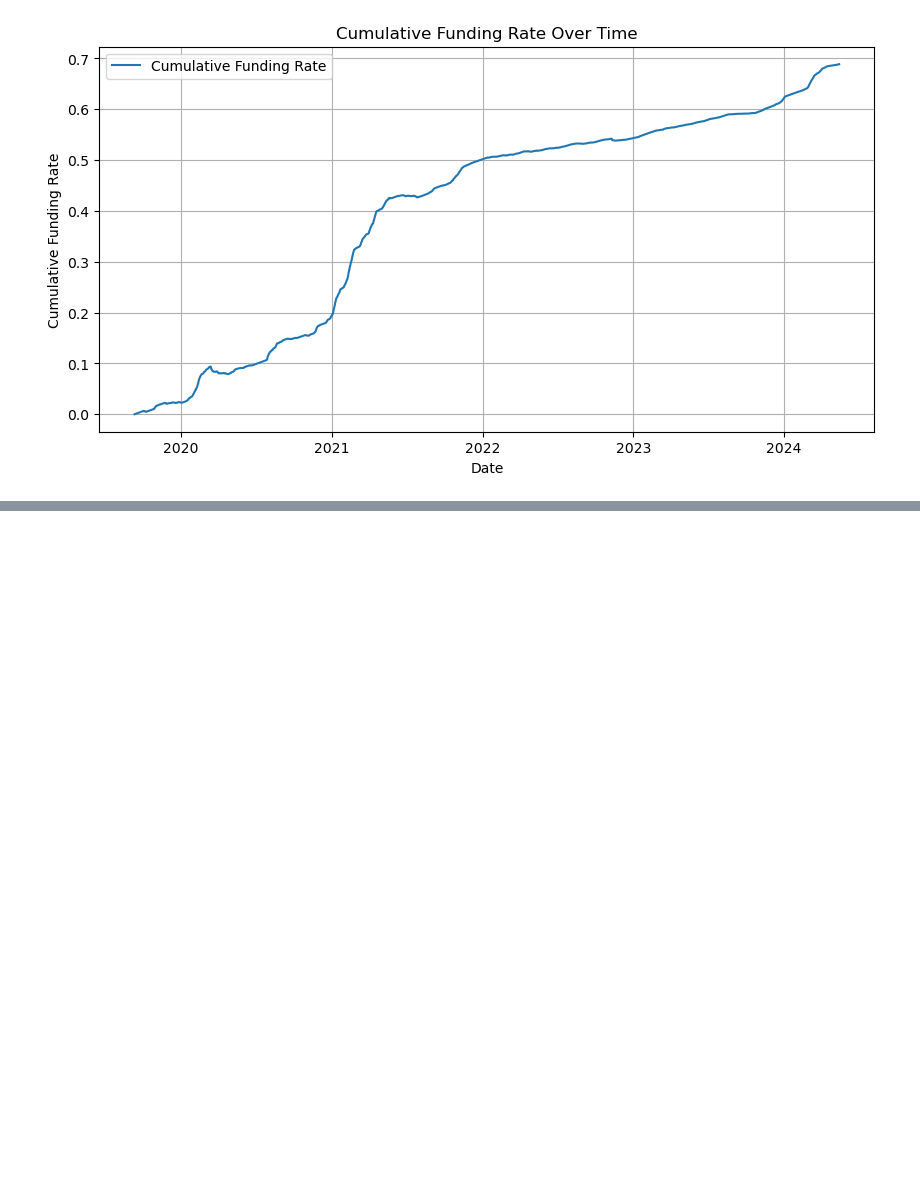
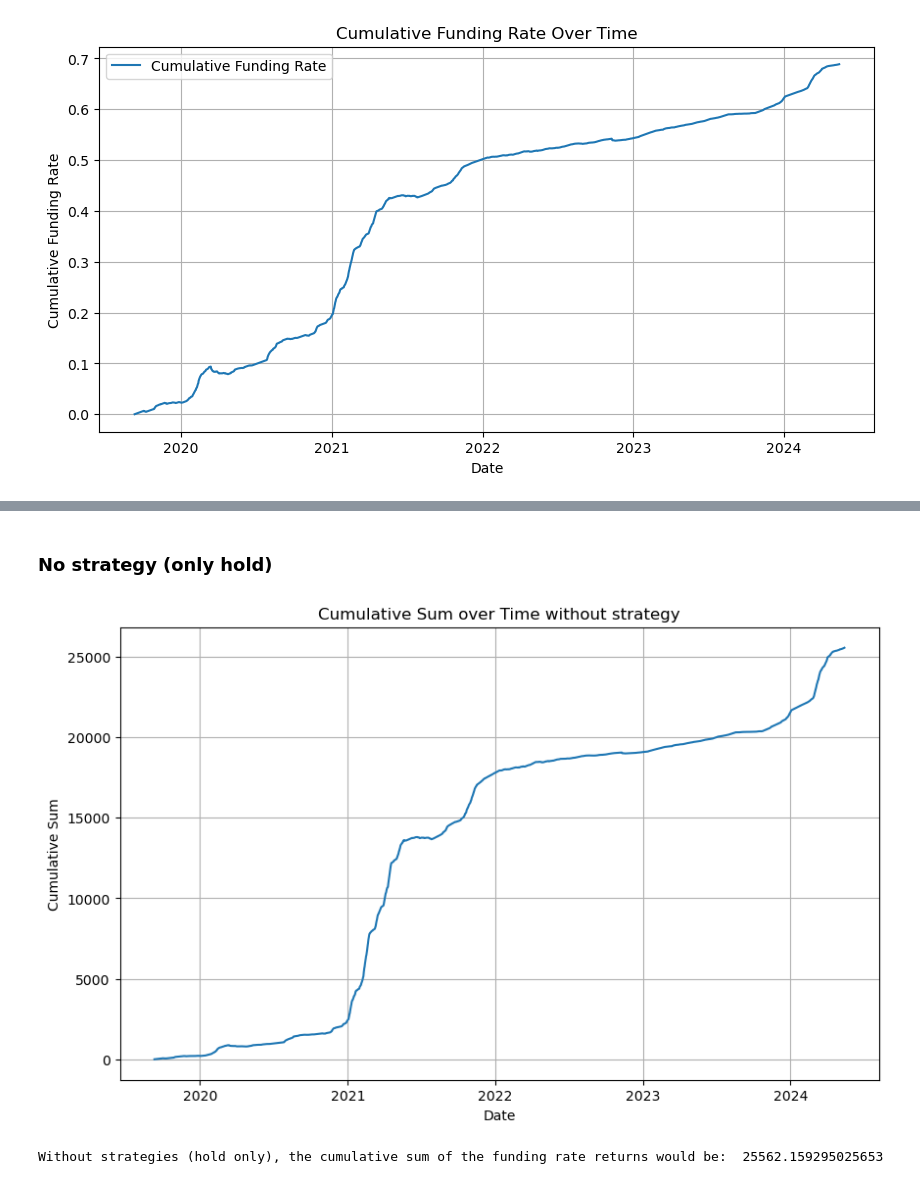
Before and after one commit to Aidasvenc/funding-rate-trading, a Jupyter notebook: Binance.ipynb, the cells around one changed output, grey strips where cells are left out. Drawn from its saved outputs; the diff is of its cells as text; code cells hidden in the pictures; blank space fills up the shorter version.

```diff
--- a/Binance.ipynb
+++ b/Binance.ipynb
@@ -273,0 +290,31 @@ data2.to_csv('data\Bitcoin 2019-09-10')
+# %% [markdown]
+### No strategy (only hold)
+# %%
+fees_spot = 0.0001
+fees_future = 0.0001
+# %%
+import matplotlib.pyplot as plt
+
+# Calculate the funding rate returns
+result = data2['fundingRate'] * data2['Open BTCUSDT_PERP']
+
+# Substract fees from first result
+result[0] = result[0] - (data2['Open BTCUSDT_PERP'][0] * fees_future + data2['Open BTCUSDT_SPOT'][0] * fees_spot)
+
+# Compute the cumulative sum
+cumulative_sum = result.cumsum()
+
+# Plot
+plt.figure(figsize=(10,6))
+plt.grid(True)
+plt.plot(data2.index, cumulative_sum)
+plt.xlabel('Date')
+plt.ylabel('Cumulative Sum')
+plt.title('Cumulative Sum over Time without strategy')
+plt.show()
+# %% [output]
+[figure, added]
+# %%
+print("Without strategies (hold only), the cumulative sum of the funding rate returns would be: ", cumulative_sum[-1])
+# %% [output]
+Without strategies (hold only), the cumulative sum of the funding rate returns would be:  25562.159295025653
```
Also changed, not shown: parts of 7 cells of this notebook.
